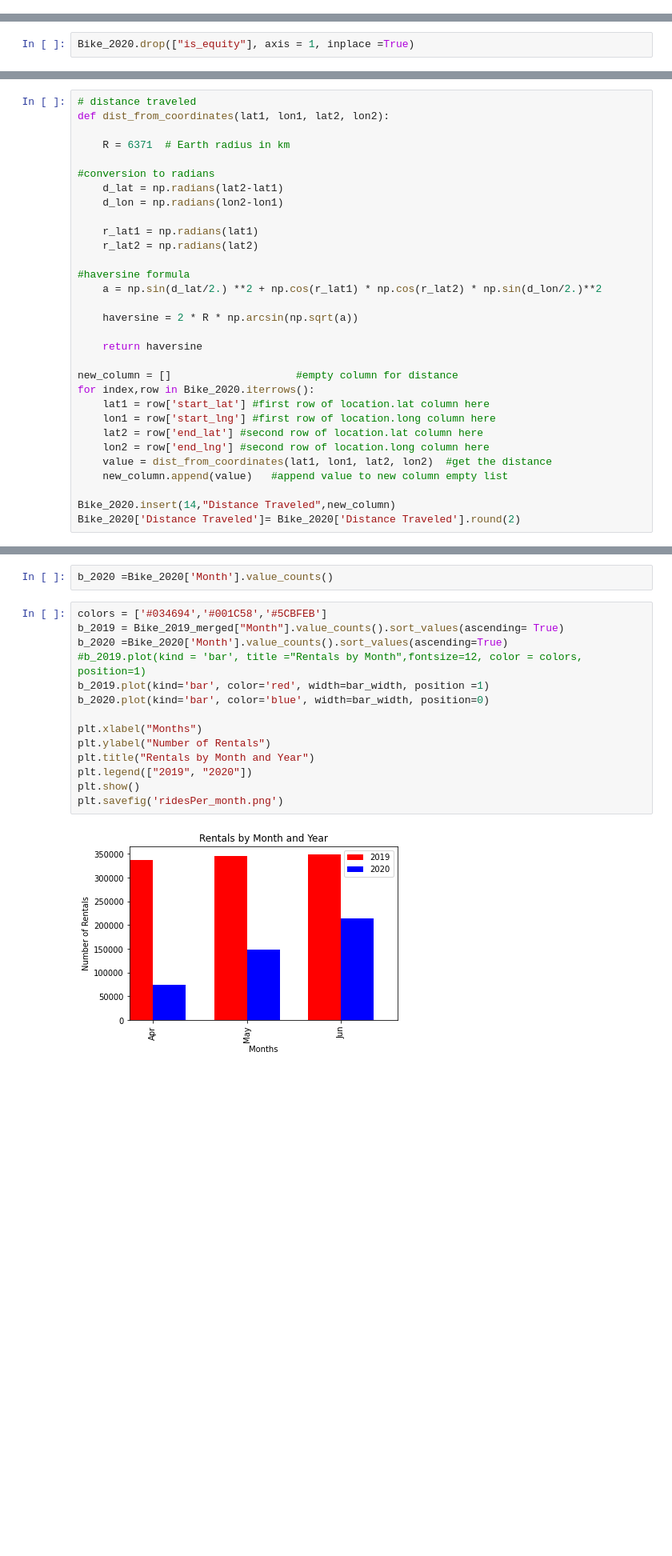
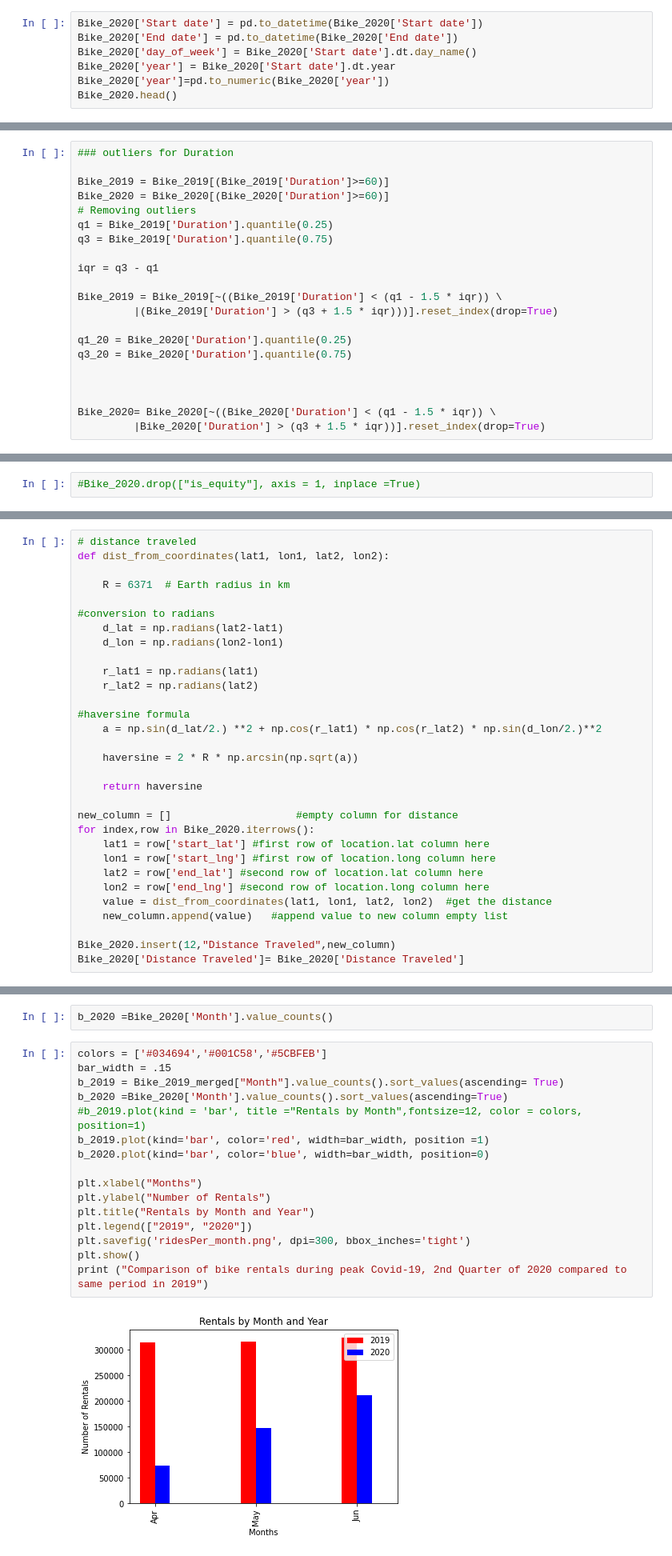
Before and after one commit to gportes24/German-s-Group-Project, a Jupyter notebook: Resources/Project_EDA.ipynb, the cells around one changed output, grey strips where cells are left out. Shown at 80% size. Saved outputs shown, nothing was run; the diff lists cells and outputs as text; blank space fills up the shorter version.

```diff
--- a/Resources/Project_EDA.ipynb
+++ b/Resources/Project_EDA.ipynb
@@ -39,0 +54,7 @@ Bike_2019
+# %%
+Bike_2020['Start date'] = pd.to_datetime(Bike_2020['Start date'])
+Bike_2020['End date'] = pd.to_datetime(Bike_2020['End date'])
+Bike_2020['day_of_week'] = Bike_2020['Start date'].dt.day_name()
+Bike_2020['year'] = Bike_2020['Start date'].dt.year
+Bike_2020['year']=pd.to_numeric(Bike_2020['year'])
+Bike_2020.head()
@@ -39,0 +87,21 @@ Bike_2019
+# %%
+### outliers for Duration
+
+Bike_2019 = Bike_2019[(Bike_2019['Duration']>=60)]
+Bike_2020 = Bike_2020[(Bike_2020['Duration']>=60)]
+# Removing outliers
+q1 = Bike_2019['Duration'].quantile(0.25)
+q3 = Bike_2019['Duration'].quantile(0.75)
+
+iqr = q3 - q1
+
+Bike_2019 = Bike_2019[~((Bike_2019['Duration'] < (q1 - 1.5 * iqr)) \
+         |(Bike_2019['Duration'] > (q3 + 1.5 * iqr)))].reset_index(drop=True)
+
+q1_20 = Bike_2020['Duration'].quantile(0.25)
+q3_20 = Bike_2020['Duration'].quantile(0.75)
+
+
+
+Bike_2020= Bike_2020[~((Bike_2020['Duration'] < (q1 - 1.5 * iqr)) \
+         |Bike_2020['Duration'] > (q3 + 1.5 * iqr))].reset_index(drop=True)
@@ -254,2 +326,2 @@ Bike_2019_merged
 # %%
-Bike_2020.drop(["is_equity"], axis = 1, inplace =True)
+#Bike_2020.drop(["is_equity"], axis = 1, inplace =True)
@@ -339,5 +354,5 @@ for index,row in Bike_2020.iterrows():
     value = dist_from_coordinates(lat1, lon1, lat2, lon2)  #get the distance
     new_column.append(value)   #append value to new column empty list
 
-Bike_2020.insert(14,"Distance Traveled",new_column)
-Bike_2020['Distance Traveled']= Bike_2020['Distance Traveled'].round(2)
+Bike_2020.insert(12,"Distance Traveled",new_column)
+Bike_2020['Distance Traveled']= Bike_2020['Distance Traveled']
@@ -426,17 +451,19 @@ Bike_2019_merged.sample(10)
 b_2020 =Bike_2020['Month'].value_counts()
 # %%
 colors = ['#034694','#001C58','#5CBFEB']
+bar_width = .15
 b_2019 = Bike_2019_merged["Month"].value_counts().sort_values(ascending= True)
 b_2020 =Bike_2020['Month'].value_counts().sort_values(ascending=True)
 #b_2019.plot(kind = 'bar', title ="Rentals by Month",fontsize=12, color = colors, position=1)
 b_2019.plot(kind='bar', color='red', width=bar_width, position =1)
 b_2020.plot(kind='bar', color='blue', width=bar_width, position=0)
 
 plt.xlabel("Months")
 plt.ylabel("Number of Rentals")
 plt.title("Rentals by Month and Year")
 plt.legend(["2019", "2020"])
+plt.savefig('ridesPer_month.png', dpi=300, bbox_inches='tight')
 plt.show()
-plt.savefig('ridesPer_month.png')
+print ("Comparison of bike rentals during peak Covid-19, 2nd Quarter of 2020 compared to same period in 2019")
 # %% [output]
-[figure, old version]
+[figure, new version]
```
Also changed, not shown: parts of 50 cells of this notebook, 5 other files.
